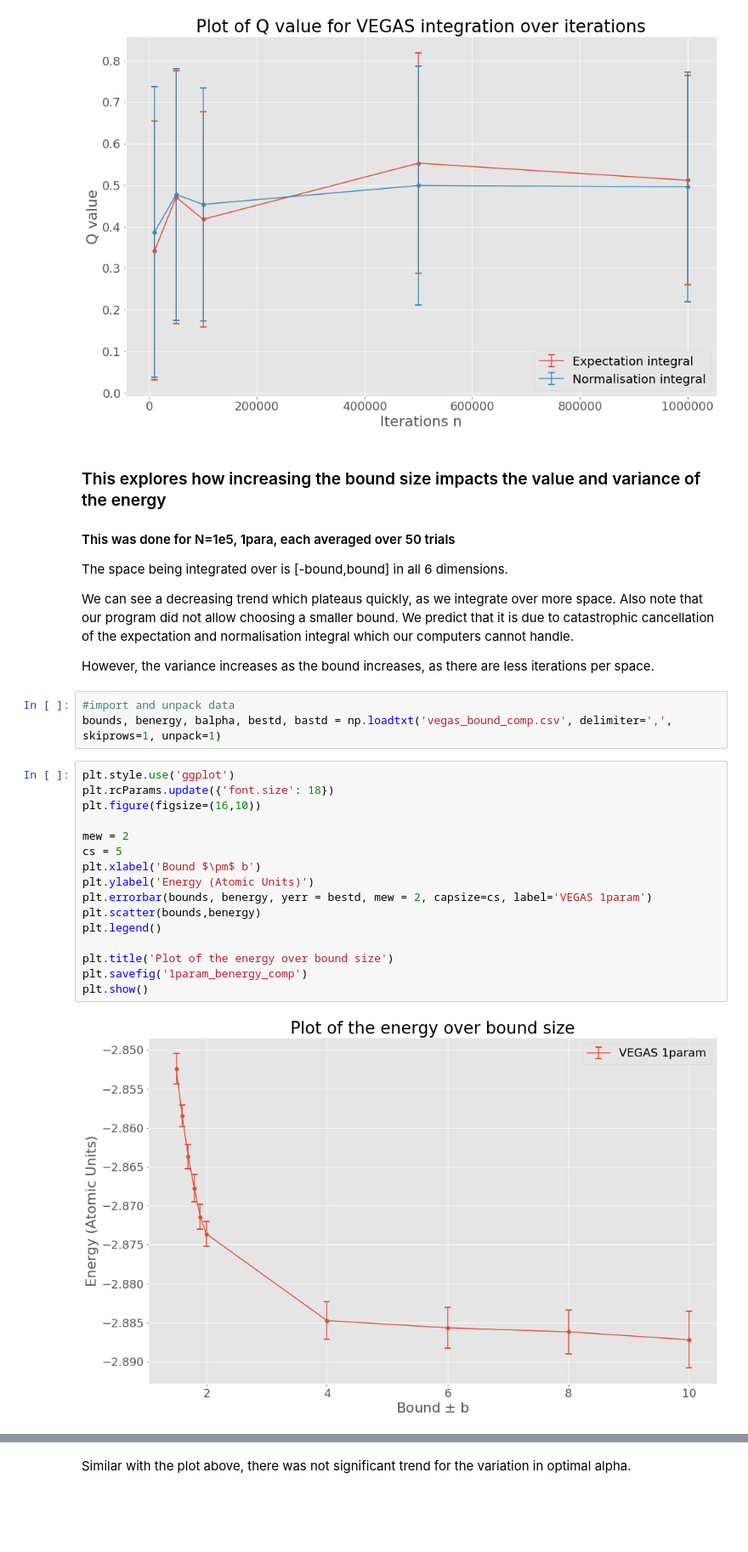
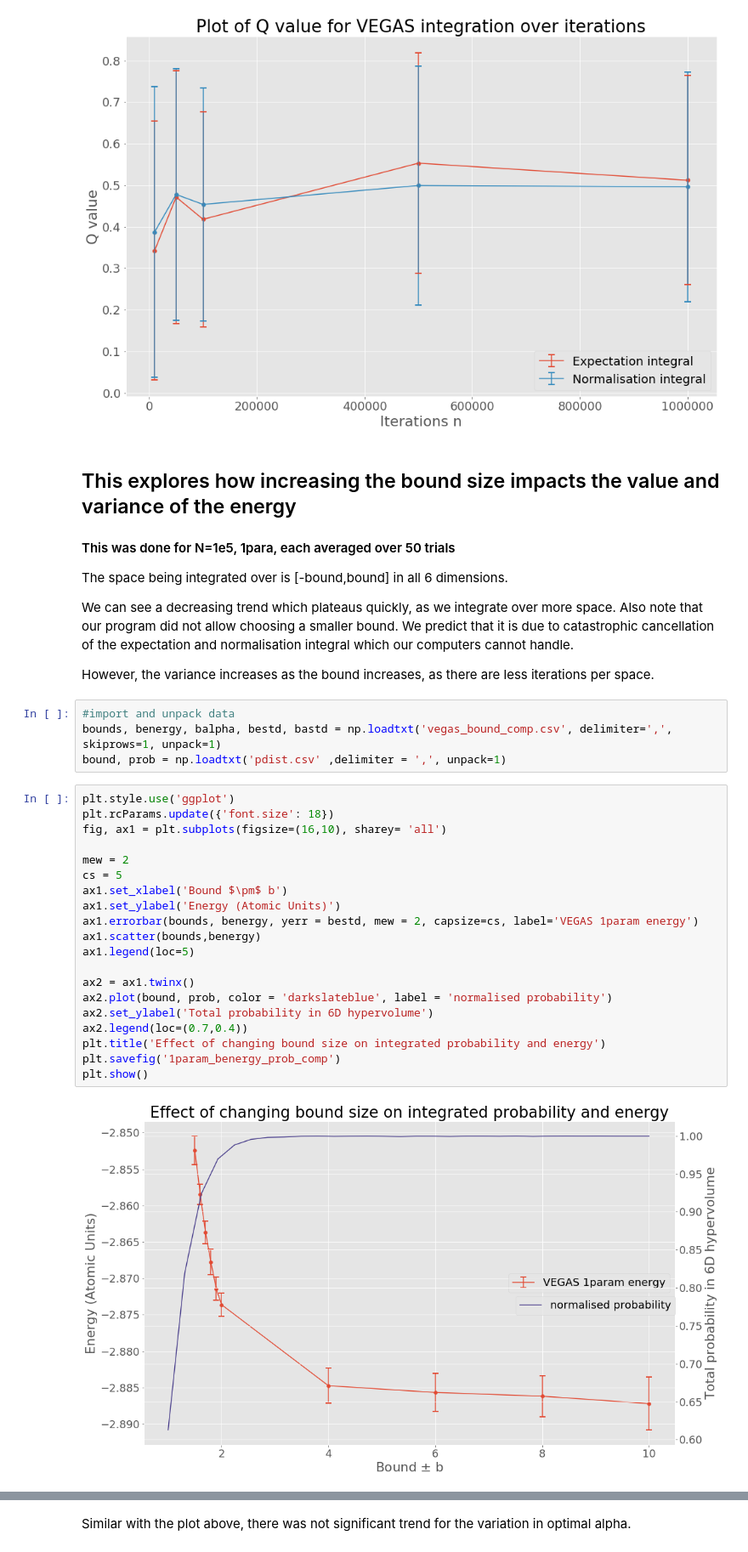
Before and after one commit to metrosierra/quVario, a Jupyter notebook: helium_markii/__results__/processed/vegas_and_metro_analysis.ipynb, the cells around one changed output, grey strips where cells are left out. Shown at 85% size. Drawn from its saved outputs; the diff is of its cells as text; blank space fills up the shorter version.

Commit message:
pushing graphs

```diff
--- a/helium_markii/__results__/processed/vegas_and_metro_analysis.ipynb
+++ b/helium_markii/__results__/processed/vegas_and_metro_analysis.ipynb
@@ -165,7 +193,7 @@ plt.show()
 # %% [output]
 [figure]
 # %% [markdown]
-### This explores how increasing the bound size impacts the value and variance of the energy
+## This explores how increasing the bound size impacts the value and variance of the energy
 #### This was done for N=1e5, 1para, each averaged over 50 trials
 The space being integrated over is [-bound,bound] in all 6 dimensions.
 
@@ -175,21 +203,26 @@ However, the variance increases as the bound increases, as there are less iterat
 # %%
 #import and unpack data
 bounds, benergy, balpha, bestd, bastd = np.loadtxt('vegas_bound_comp.csv', delimiter=',', skiprows=1, unpack=1)
+bound, prob = np.loadtxt('pdist.csv' ,delimiter = ',', unpack=1)
 # %%
 plt.style.use('ggplot')
 plt.rcParams.update({'font.size': 18})
-plt.figure(figsize=(16,10))
+fig, ax1 = plt.subplots(figsize=(16,10), sharey= 'all')
 
 mew = 2
 cs = 5
-plt.xlabel('Bound $\pm$ b')
-plt.ylabel('Energy (Atomic Units)')
-plt.errorbar(bounds, benergy, yerr = bestd, mew = 2, capsize=cs, label='VEGAS 1param')
-plt.scatter(bounds,benergy)
-plt.legend()
+ax1.set_xlabel('Bound $\pm$ b')
+ax1.set_ylabel('Energy (Atomic Units)')
+ax1.errorbar(bounds, benergy, yerr = bestd, mew = 2, capsize=cs, label='VEGAS 1param energy')
+ax1.scatter(bounds,benergy)
+ax1.legend(loc=5)
 
-plt.title('Plot of the energy over bound size')
-plt.savefig('1param_benergy_comp')
+ax2 = ax1.twinx()
+ax2.plot(bound, prob, color = 'darkslateblue', label = 'normalised probability')
+ax2.set_ylabel('Total probability in 6D hypervolume')
+ax2.legend(loc=(0.7,0.4))
+plt.title('Effect of changing bound size on integrated probability and energy')
+plt.savefig('1param_benergy_prob_comp')
 plt.show()
 # %% [output]
-[figure, old version]
+[figure, new version]
```
Also changed, not shown: parts of 8 cells of this notebook, 21 other files.
